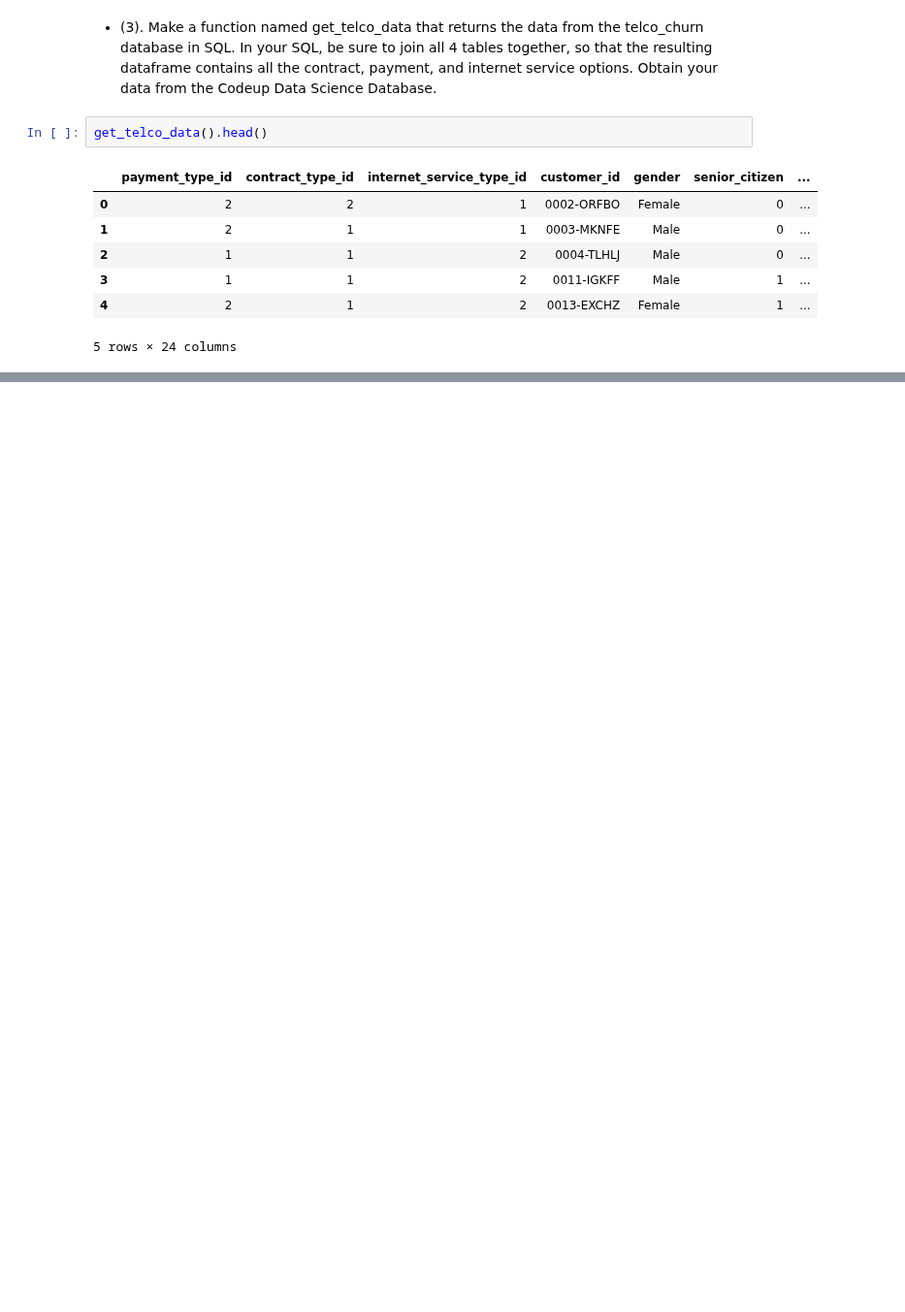
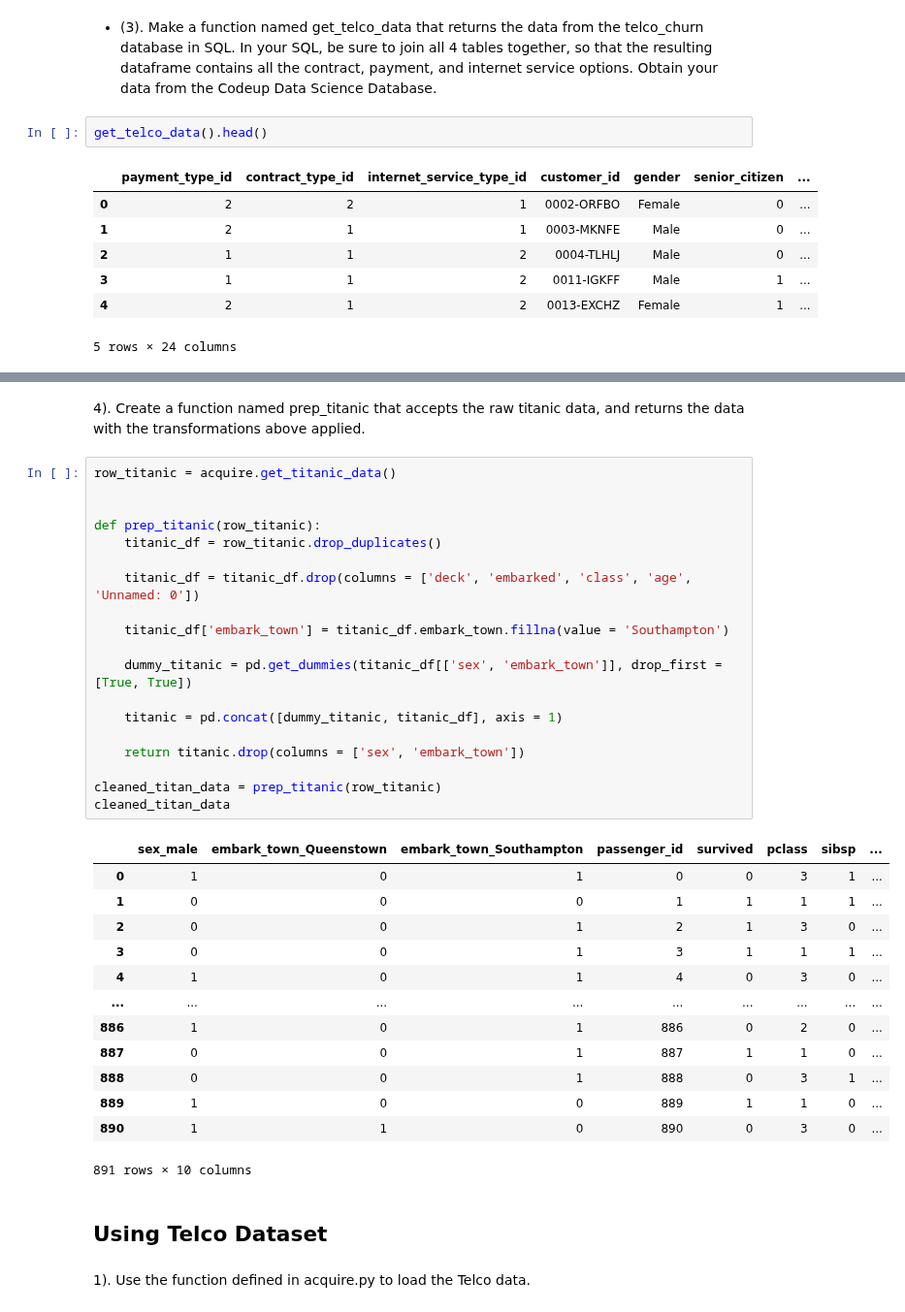
Before and after one commit to stephenkipkurui/regression-exercises, a Jupyter notebook: classification_exercises.ipynb, the cells around one changed output, grey strips where cells are left out. Shown at 97% size. Saved outputs shown, nothing was run; the diff lists cells and outputs as text; blank space fills up the shorter version.

```diff
--- a/classification_exercises.ipynb
+++ b/classification_exercises.ipynb
@@ -369,0 +712,39 @@ get_telco_data().head()
+# %% [markdown]
+4). Create a function named prep_titanic that accepts the raw titanic data, and returns the data with the transformations above applied.
+# %%
+row_titanic = acquire.get_titanic_data()
+
+
+def prep_titanic(row_titanic):
+    titanic_df = row_titanic.drop_duplicates()
+
+    titanic_df = titanic_df.drop(columns = ['deck', 'embarked', 'class', 'age', 'Unnamed: 0'])
+
+    titanic_df['embark_town'] = titanic_df.embark_town.fillna(value = 'Southampton')
+
+    dummy_titanic = pd.get_dummies(titanic_df[['sex', 'embark_town']], drop_first = [True, True])
+
+    titanic = pd.concat([dummy_titanic, titanic_df], axis = 1)
+
+    return titanic.drop(columns = ['sex', 'embark_town'])
+
+cleaned_titan_data = prep_titanic(row_titanic)
+cleaned_titan_data
+# %% [output]
+|  | sex_male | embark_town_Queenstown | embark_town_Southampton | passenger_id | survived | pclass | sibsp | ... |
+| 0 | 1 | 0 | 1 | 0 | 0 | 3 | 1 | ... |
+| 1 | 0 | 0 | 0 | 1 | 1 | 1 | 1 | ... |
+| 2 | 0 | 0 | 1 | 2 | 1 | 3 | 0 | ... |
+| 3 | 0 | 0 | 1 | 3 | 1 | 1 | 1 | ... |
+| 4 | 1 | 0 | 1 | 4 | 0 | 3 | 0 | ... |
+| ... | ... | ... | ... | ... | ... | ... | ... | ... |
+| 886 | 1 | 0 | 1 | 886 | 0 | 2 | 0 | ... |
+| 887 | 0 | 0 | 1 | 887 | 1 | 1 | 0 | ... |
+| 888 | 0 | 0 | 1 | 888 | 0 | 3 | 1 | ... |
+| 889 | 1 | 0 | 0 | 889 | 1 | 1 | 0 | ... |
+| 890 | 1 | 1 | 0 | 890 | 0 | 3 | 0 | ... |
+891 rows × 10 columns
+# %% [markdown]
+## Using Telco Dataset
+# %% [markdown]
+1). Use the function defined in acquire.py to load the Telco data.
```
Also changed, not shown: parts of 45 cells of this notebook.
